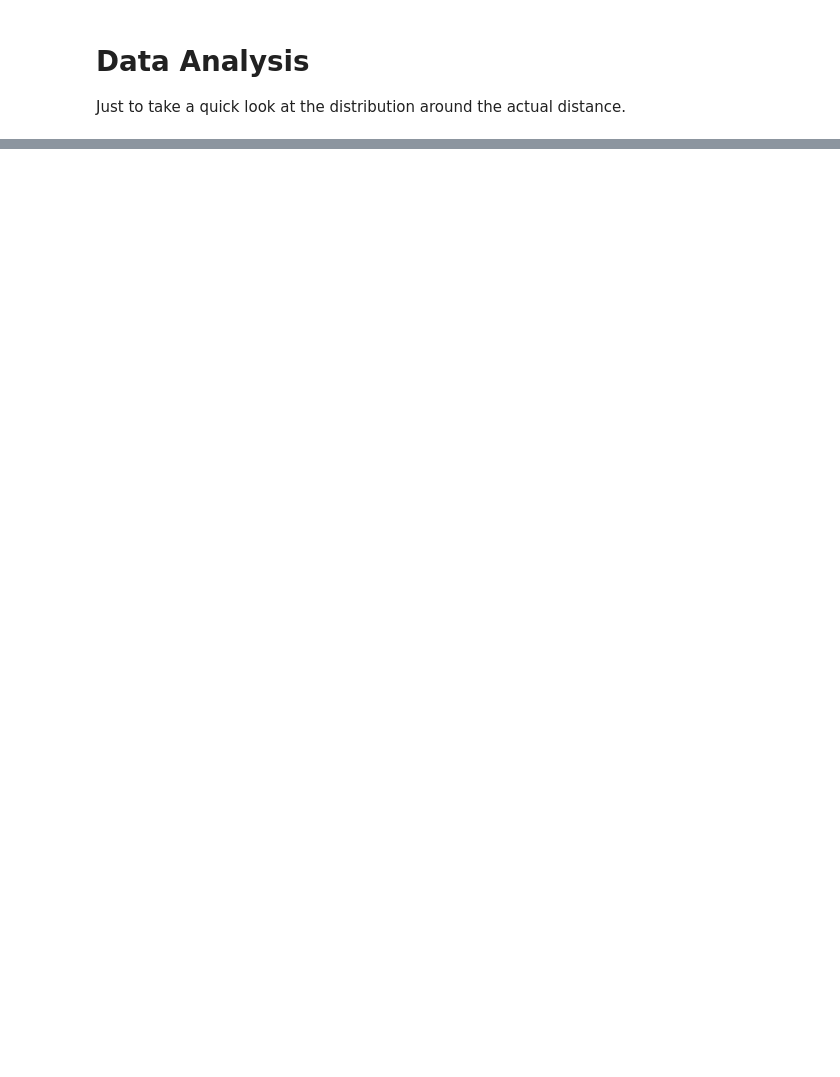
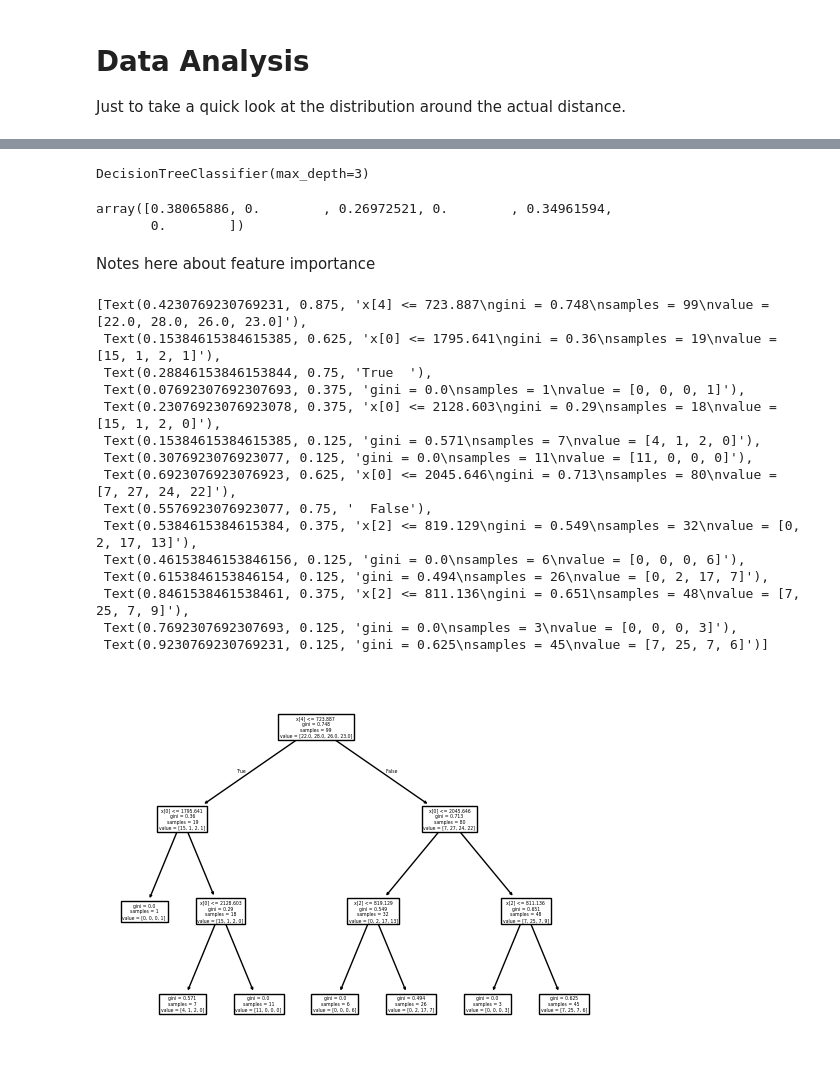
Before and after one commit to TigerPeng2/esp32_localization, a Jupyter notebook: data/analysis.ipynb, the cells around one changed output, grey strips where cells are left out. Drawn from its saved outputs; the diff is of its cells as text; code cells hidden in the pictures; blank space fills up the shorter version.

```diff
--- a/data/analysis.ipynb
+++ b/data/analysis.ipynb
@@ -50,0 +17,27 @@ sns.histplot(data=df)
+# %%
+# Locations
+# 0 - Laser Cutter
+# 1 - 3D Printers
+# 2 - Back Left Table
+# 3 - Back Right Table
+# 4 - Front Table
+# 5 - Tool Boxes
+# 6 - Front Desk
+
+col_names=["r_dist", "r_rssi", "g_dist", "g_rssi", "b_dist", "b_rssi"]
+laser_cutter_df = pd.read_csv("laser_cutter.csv", names=col_names)
+laser_cutter_df["location"] = "0"
+
+printers_df = pd.read_csv("printers.csv", names=col_names)
+printers_df["location"] = "1"
+
+bl_table_df = pd.read_csv("bl_table.csv", names=col_names)
+bl_table_df["location"] = "2"
+
+br_table_df = pd.read_csv("br_table.csv", names=col_names)
+br_table_df["location"] = "3"
+
+toolboxes_df = pd.read_csv("toolboxes.csv", names=col_names)
+toolboxes_df["location"] = "4"
+
+df = pd.concat([laser_cutter_df, printers_df, bl_table_df, br_table_df, toolboxes_df])
@@ -50,0 +56,36 @@ sns.histplot(data=df)
+# %%
+X = df.drop('location', axis=1)
+y = df['location']
+
+X_train, X_test, y_train, y_test = train_test_split(X, y, test_size=0.2)
+# %%
+model = DecisionTreeClassifier(max_depth=3)
+model.fit(X_train, y_train)
+# %% [output]
+DecisionTreeClassifier(max_depth=3)
+# %%
+model.feature_importances_
+# %% [output]
+array([0.38065886, 0.        , 0.26972521, 0.        , 0.34961594,
+       0.        ])
+# %% [markdown]
+Notes here about feature importance
+# %%
+plot_tree(model)
+# %% [output]
+[Text(0.4230769230769231, 0.875, 'x[4] <= 723.887\ngini = 0.748\nsamples = 99\nvalue = [22.0, 28.0, 26.0, 23.0]'),
+ Text(0.15384615384615385, 0.625, 'x[0] <= 1795.641\ngini = 0.36\nsamples = 19\nvalue = [15, 1, 2, 1]'),
+ Text(0.28846153846153844, 0.75, 'True  '),
+ Text(0.07692307692307693, 0.375, 'gini = 0.0\nsamples = 1\nvalue = [0, 0, 0, 1]'),
+ Text(0.23076923076923078, 0.375, 'x[0] <= 2128.603\ngini = 0.29\nsamples = 18\nvalue = [15, 1, 2, 0]'),
+ Text(0.15384615384615385, 0.125, 'gini = 0.571\nsamples = 7\nvalue = [4, 1, 2, 0]'),
+ Text(0.3076923076923077, 0.125, 'gini = 0.0\nsamples = 11\nvalue = [11, 0, 0, 0]'),
+ Text(0.6923076923076923, 0.625, 'x[0] <= 2045.646\ngini = 0.713\nsamples = 80\nvalue = [7, 27, 24, 22]'),
+ Text(0.5576923076923077, 0.75, '  False'),
+ Text(0.5384615384615384, 0.375, 'x[2] <= 819.129\ngini = 0.549\nsamples = 32\nvalue = [0, 2, 17, 13]'),
+ Text(0.46153846153846156, 0.125, 'gini = 0.0\nsamples = 6\nvalue = [0, 0, 0, 6]'),
+ Text(0.6153846153846154, 0.125, 'gini = 0.494\nsamples = 26\nvalue = [0, 2, 17, 7]'),
+ Text(0.8461538461538461, 0.375, 'x[2] <= 811.136\ngini = 0.651\nsamples = 48\nvalue = [7, 25, 7, 9]'),
+ Text(0.7692307692307693, 0.125, 'gini = 0.0\nsamples = 3\nvalue = [0, 0, 0, 3]'),
+ Text(0.9230769230769231, 0.125, 'gini = 0.625\nsamples = 45\nvalue = [7, 25, 7, 6]')]
+[figure, added]
```
Also changed, not shown: parts of 16 cells of this notebook, 14 other files.
